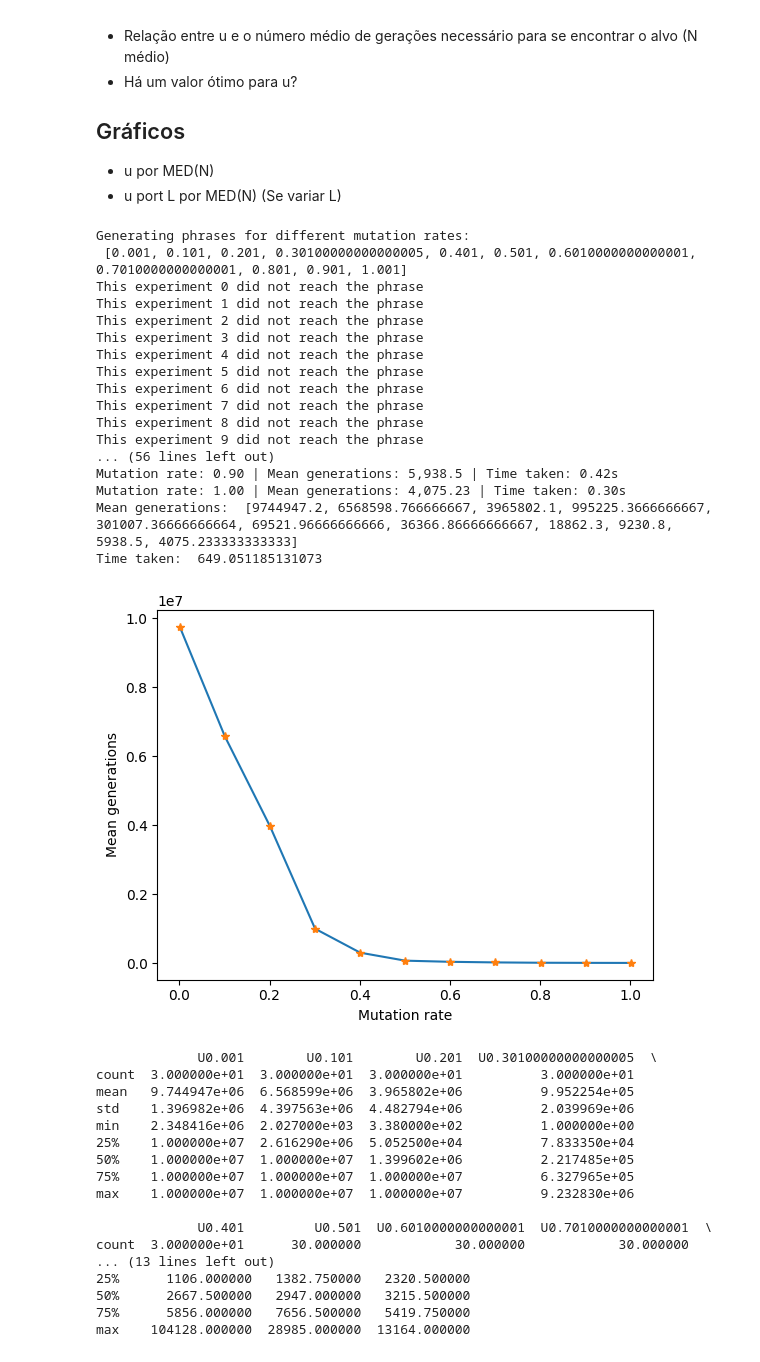
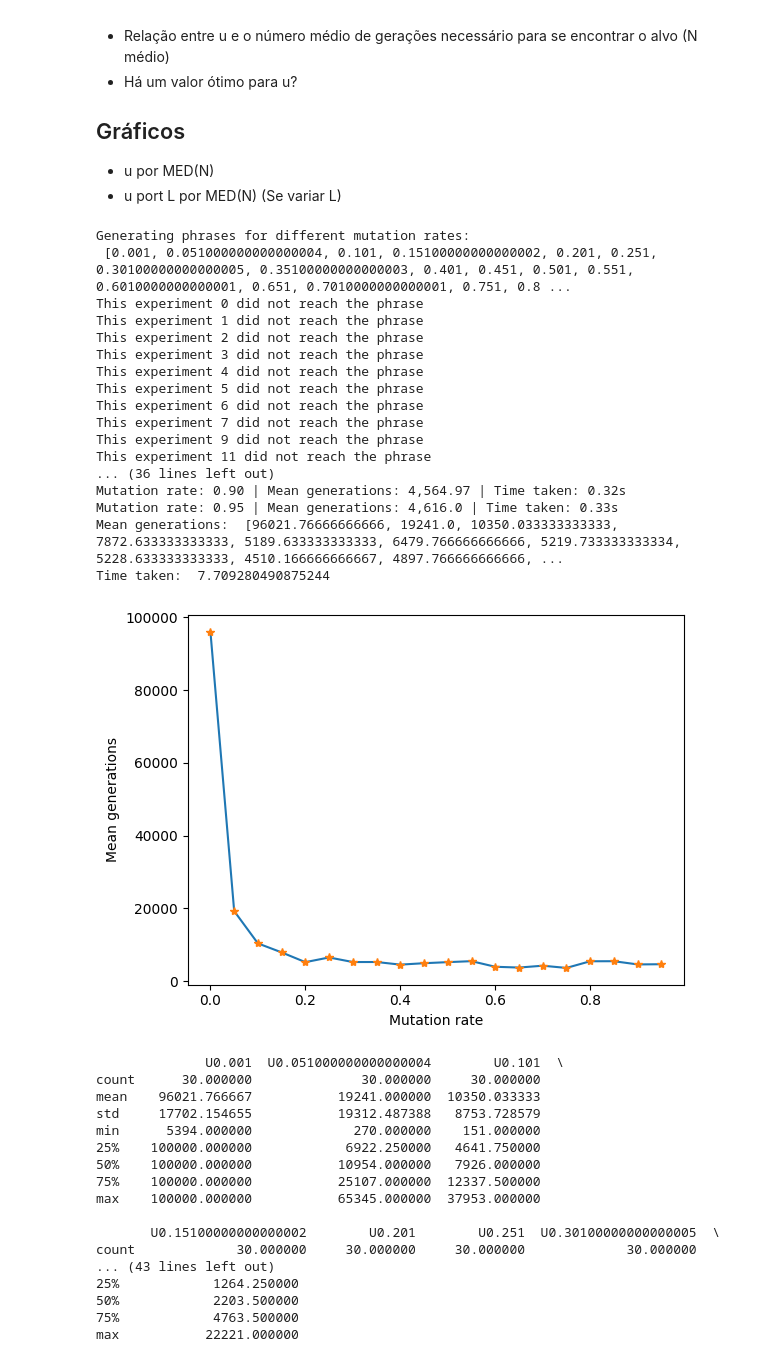
Before and after one commit to mauro-moura/GA044-Evolucao, a Jupyter notebook: Implementation_3/implementation_3_1.ipynb, the cells around one changed output. Cells and saved outputs as stored; diff of their text form; code cells hidden in the pictures.

```diff
--- a/Implementation_3/implementation_3_1.ipynb
+++ b/Implementation_3/implementation_3_1.ipynb
@@ -23,7 +23,7 @@ def generate_phrases(phrase, u=0.1, gen_max=1e7):
 
         if new_phrase == phrase or gen >= gen_max:
             break
-        new_phrase = generate_random_phrase_with_mutation(initial_phrase, alphabet=alphabet, u=u)
+        new_phrase = generate_random_phrase_with_mutation(new_phrase, alphabet=alphabet, u=u)
         gen += 1
     return initial_phrase, {"gen": gen, "reached": reached}
 # %%
@@ -41,7 +41,7 @@ def plot_graphs_and_describe(full_gens, u_list):
     plt.xticks(rotation=45)
     plt.show()
 
-def run_exp(u_list, phrase, qntd_exp):
+def run_exp(u_list, phrase, qntd_exp, gen_max=1e7):
     print("Generating phrases for different mutation rates: \n", u_list)
     med_gens = []
     full_gens = []
@@ -50,7 +50,7 @@ def run_exp(u_list, phrase, qntd_exp):
         gens = []
         t1_epoch = time.time()
         for i in range(qntd_exp):
-            initial_phrase, gen = generate_phrases(phrase, u, gen_max=1e7)
+            initial_phrase, gen = generate_phrases(phrase, u, gen_max=gen_max)
             gens.append(gen.get("gen"))
             if not gen.get("reached"):
                 print(f"This experiment {i} did not reach the phrase")
@@ -115,43 +115,43 @@ max    26146.000000
 # %%
 phrase = 'GAGCCC'#TCAATCAGGCATACC'
 qntd_exp = 30
-step = 0.1
+step = 0.05
 u_list = list(np.arange(0.001, 1, step))
 
-run_exp(u_list, phrase, qntd_exp)
+run_exp(u_list, phrase, qntd_exp, 1e5)
 # %% [output]
 Generating phrases for different mutation rates:
- [0.001, 0.101, 0.201, 0.30100000000000005, 0.401, 0.501, 0.6010000000000001, 0.7010000000000001, 0.801, 0.901, 1.001]
+ [0.001, 0.051000000000000004, 0.101, 0.15100000000000002, 0.201, 0.251, 0.30100000000000005, 0.35100000000000003, 0.401, 0.451, 0.501, 0.551, 0.6010000000000001, 0.651, 0.7010000000000001, 0.751, 0.8 ...
 This experiment 0 did not reach the phrase
 This experiment 1 did not reach the phrase
 This experiment 2 did not reach the phrase
 This experiment 3 did not reach the phrase
 This experiment 4 did not reach the phrase
 This experiment 5 did not reach the phrase
 This experiment 6 did not reach the phrase
 This experiment 7 did not reach the phrase
-This experiment 8 did not reach the phrase
 This experiment 9 did not reach the phrase
-... (56 lines left out)
-Mutation rate: 0.90 | Mean generations: 5,938.5 | Time taken: 0.42s
-Mutation rate: 1.00 | Mean generations: 4,075.23 | Time taken: 0.30s
-Mean generations:  [9744947.2, 6568598.766666667, 3965802.1, 995225.3666666667, 301007.36666666664, 69521.96666666666, 36366.86666666667, 18862.3, 9230.8, 5938.5, 4075.233333333333]
-Time taken:  649.051185131073
+This experiment 11 did not reach the phrase
+... (36 lines left out)
+Mutation rate: 0.90 | Mean generations: 4,564.97 | Time taken: 0.32s
+Mutation rate: 0.95 | Mean generations: 4,616.0 | Time taken: 0.33s
+Mean generations:  [96021.76666666666, 19241.0, 10350.033333333333, 7872.633333333333, 5189.633333333333, 6479.766666666666, 5219.733333333334, 5228.633333333333, 4510.166666666667, 4897.766666666666, ...
+Time taken:  7.709280490875244
-[figure, old version]
+[figure, new version]
-             U0.001        U0.101        U0.201  U0.30100000000000005  \
-count  3.000000e+01  3.000000e+01  3.000000e+01          3.000000e+01
-mean   9.744947e+06  6.568599e+06  3.965802e+06          9.952254e+05
-std    1.396982e+06  4.397563e+06  4.482794e+06          2.039969e+06
-min    2.348416e+06  2.027000e+03  3.380000e+02          1.000000e+00
-25%    1.000000e+07  2.616290e+06  5.052500e+04          7.833350e+04
-50%    1.000000e+07  1.000000e+07  1.399602e+06          2.217485e+05
-75%    1.000000e+07  1.000000e+07  1.000000e+07          6.327965e+05
-max    1.000000e+07  1.000000e+07  1.000000e+07          9.232830e+06
+              U0.001  U0.051000000000000004        U0.101  \
+count      30.000000              30.000000     30.000000
+mean    96021.766667           19241.000000  10350.033333
+std     17702.154655           19312.487388   8753.728579
+min      5394.000000             270.000000    151.000000
+25%    100000.000000            6922.250000   4641.750000
+50%    100000.000000           10954.000000   7926.000000
+75%    100000.000000           25107.000000  12337.500000
+max    100000.000000           65345.000000  37953.000000
 
-             U0.401         U0.501  U0.6010000000000001  U0.7010000000000001  \
-count  3.000000e+01      30.000000            30.000000            30.000000
-... (13 lines left out)
-25%      1106.000000   1382.750000   2320.500000
-50%      2667.500000   2947.000000   3215.500000
-75%      5856.000000   7656.500000   5419.750000
-max    104128.000000  28985.000000  13164.000000
+       U0.15100000000000002        U0.201        U0.251  U0.30100000000000005  \
+count             30.000000     30.000000     30.000000             30.000000
+... (43 lines left out)
+25%            1264.250000
+50%            2203.500000
+75%            4763.500000
+max           22221.000000
```
Also changed, not shown: parts of 3 cells of this notebook, 8 other files.
